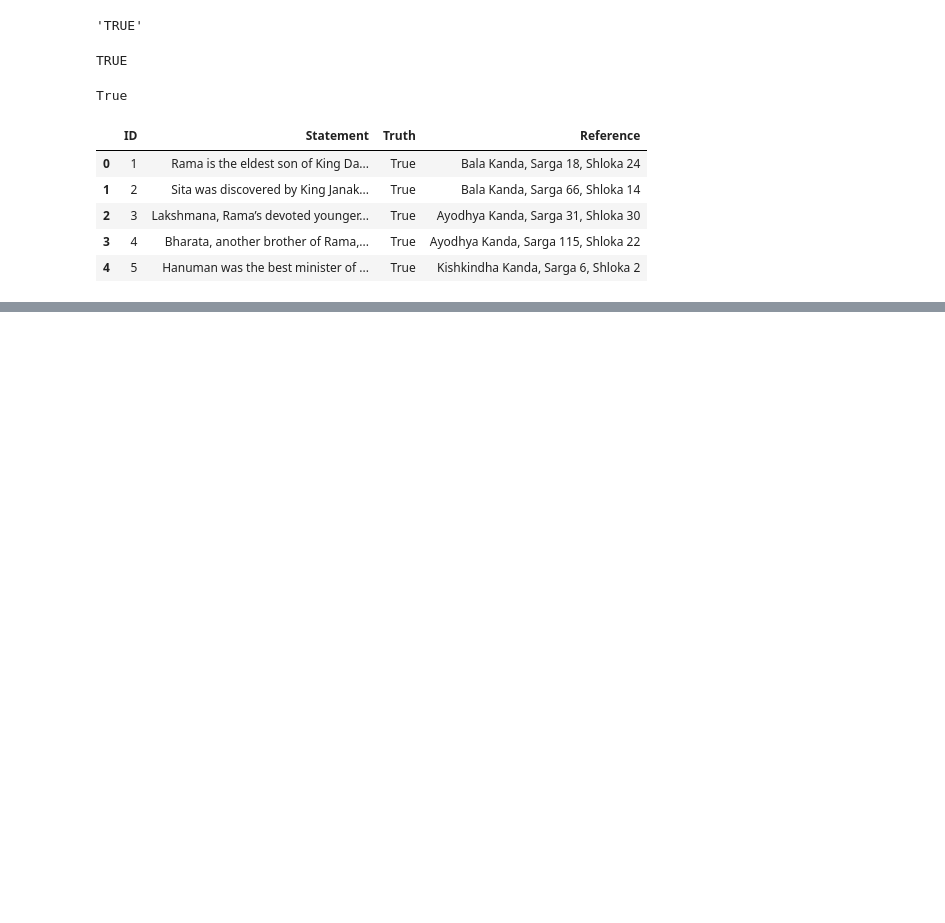
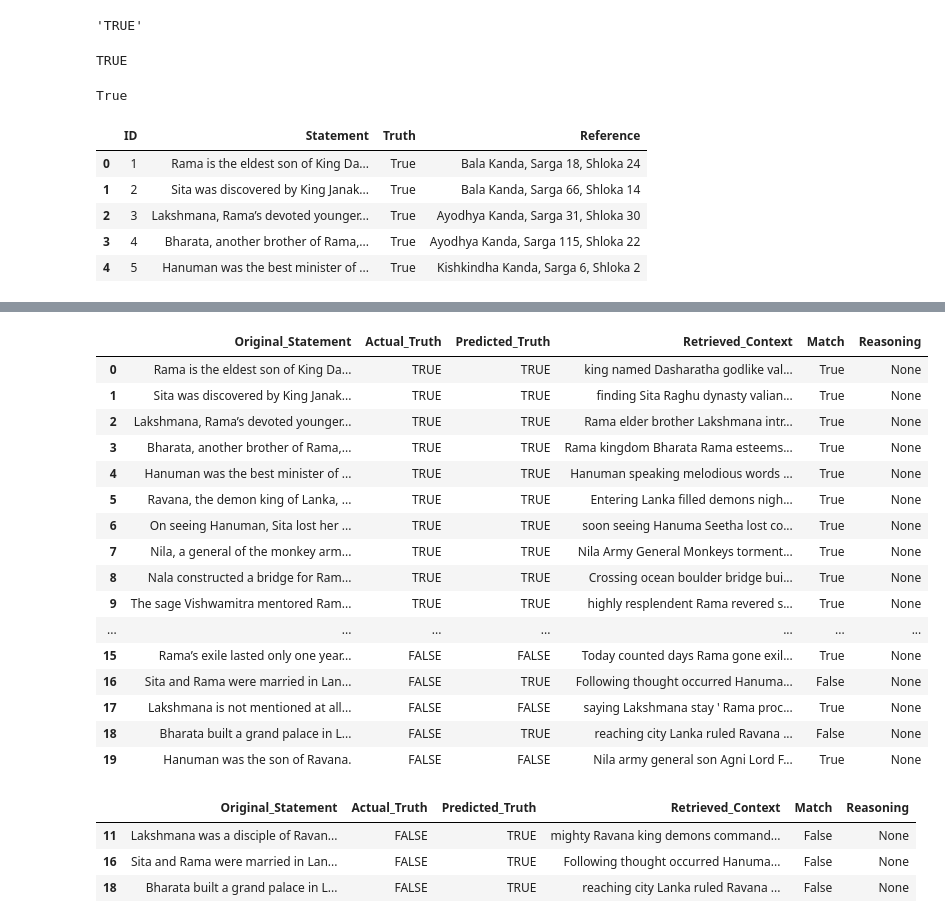
Before and after one commit to parth1609/Ramayana, a Jupyter notebook: version_2.ipynb, the cells around one changed output, grey strips where cells are left out. Drawn from its saved outputs; the diff is of its cells as text; code cells hidden in the pictures; blank space fills up the shorter version.

Commit message:
Add reasoning for worng predictions

```diff
--- a/version_2.ipynb
+++ b/version_2.ipynb
@@ -736,0 +739,29 @@ Accuracy (excluding errors): 85.00%
+# %%
+# Create a new column in result_df
+results_df['Reasoning'] = None  # Replace None with desired values
+results_df
+# %% [output]
+|  | Original_Statement | Actual_Truth | Predicted_Truth | Retrieved_Context | Match | Reasoning |
+| 0 | Rama is the eldest son of King Da... | TRUE | TRUE | king named Dasharatha godlike val... | True | None |
+| 1 | Sita was discovered by King Janak... | TRUE | TRUE | finding Sita Raghu dynasty valian... | True | None |
+| 2 | Lakshmana, Rama’s devoted younger... | TRUE | TRUE | Rama elder brother Lakshmana intr... | True | None |
+| 3 | Bharata, another brother of Rama,... | TRUE | TRUE | Rama kingdom Bharata Rama esteems... | True | None |
+| 4 | Hanuman was the best minister of ... | TRUE | TRUE | Hanuman speaking melodious words ... | True | None |
+| 5 | Ravana, the demon king of Lanka, ... | TRUE | TRUE | Entering Lanka filled demons nigh... | True | None |
+| 6 | On seeing Hanuman, Sita lost her ... | TRUE | TRUE | soon seeing Hanuma Seetha lost co... | True | None |
+| 7 | Nila, a general of the monkey arm... | TRUE | TRUE | Nila Army General Monkeys torment... | True | None |
+| 8 | Nala constructed a bridge for Ram... | TRUE | TRUE | Crossing ocean boulder bridge bui... | True | None |
+| 9 | The sage Vishwamitra mentored Ram... | TRUE | TRUE | highly resplendent Rama revered s... | True | None |
+| ... | ... | ... | ... | ... | ... | ... |
+| 15 | Rama’s exile lasted only one year... | FALSE | FALSE | Today counted days Rama gone exil... | True | None |
+| 16 | Sita and Rama were married in Lan... | FALSE | TRUE | Following thought occurred Hanuma... | False | None |
+| 17 | Lakshmana is not mentioned at all... | FALSE | FALSE | saying Lakshmana stay ' Rama proc... | True | None |
+| 18 | Bharata built a grand palace in L... | FALSE | TRUE | reaching city Lanka ruled Ravana ... | False | None |
+| 19 | Hanuman was the son of Ravana. | FALSE | FALSE | Nila army general son Agni Lord F... | True | None |
+# %%
+results_df[results_df['Match']==False]
+# %% [output]
+|  | Original_Statement | Actual_Truth | Predicted_Truth | Retrieved_Context | Match | Reasoning |
+| 11 | Lakshmana was a disciple of Ravan... | FALSE | TRUE | mighty Ravana king demons command... | False | None |
+| 16 | Sita and Rama were married in Lan... | FALSE | TRUE | Following thought occurred Hanuma... | False | None |
+| 18 | Bharata built a grand palace in L... | FALSE | TRUE | reaching city Lanka ruled Ravana ... | False | None |
```
Also changed, not shown: parts of 24 cells of this notebook, 1 other file.
